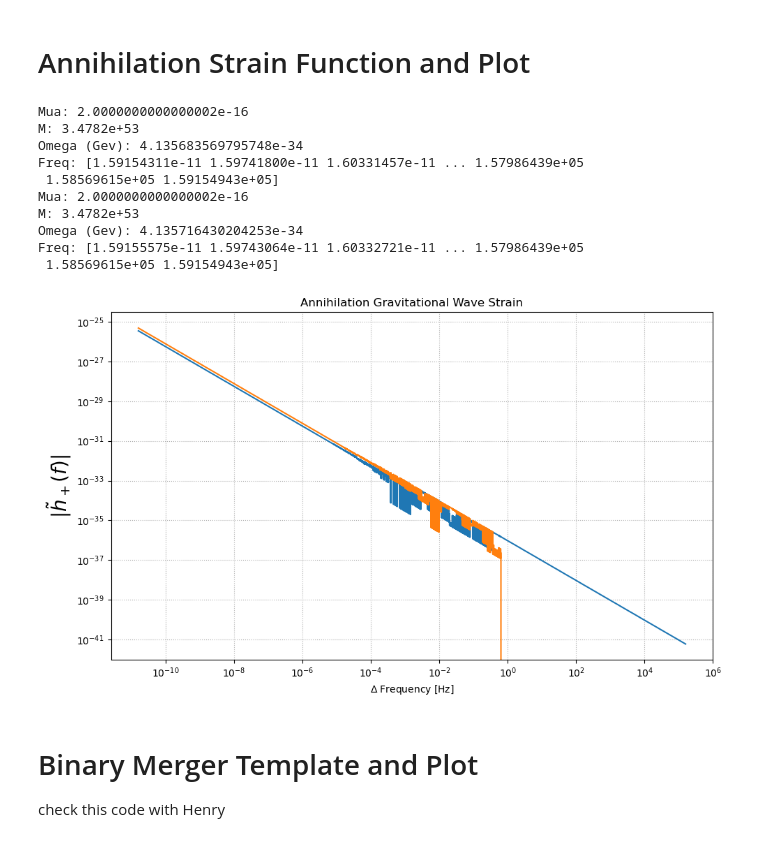
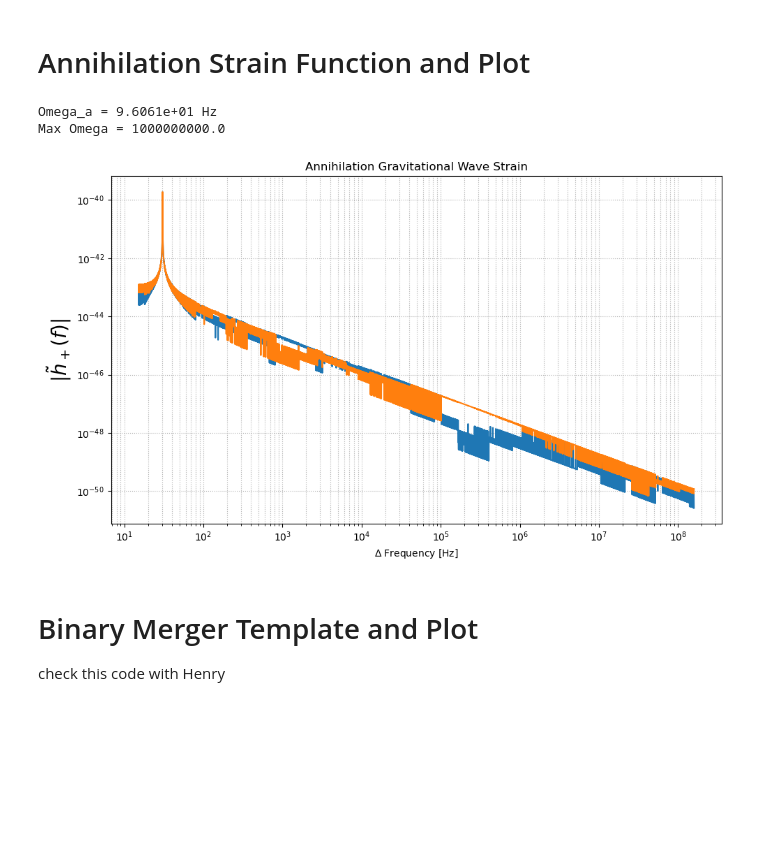
Before and after one commit to cewasiuk/3rd-Generation-Gravitational-Wave-Detector-Strain-Templates, a Jupyter notebook: Julia_Templates.ipynb, the cells around one changed output. Cells and saved outputs as stored; diff of their text form; code cells hidden in the pictures; blank space fills up the shorter version.

```diff
--- a/Julia_Templates.ipynb
+++ b/Julia_Templates.ipynb
@@ -47,18 +47,14 @@ def h_pcr_ann(omega, mua, M,n,l, alpha, r, iota, phase ):
         M_ann = M*M_sun # Solar mass -> GeV
         mua = alpha/(G*M_ann) # Mu in GeV
         r_kpc = r * kpc_to_Gev # Kpc - > GeV
-        print(f'Mua: {mua}')
-        print(f'M: {M_ann}')
 
 
 
-        omega_a = omega_ann(mua, alpha, n)
         Gamma = gamma_a(l,alpha,M_ann)
 
         # Approximate maximum population of states
         N_max = 10**(76)*(M/10)**2
         omega = np.asarray(np.multiply(omega,Hz_to_Gev))
-        print(f'Omega (Gev): {np.abs(min(omega))}')
         z = 1j * omega / (Gamma * N_max)  # argument for Ei and exponential
 
         pref = 1/(2*np.pi)*np.sqrt(4.0 * G  / (Gamma*r_kpc**2 * omega_a))
@@ -71,12 +67,13 @@ def h_pcr_ann(omega, mua, M,n,l, alpha, r, iota, phase ):
 
         Ei = np.exp(1j * omega / (Gamma * N_max)) * Ei_part
         freq = omega/ (2*np.pi*Hz_to_Gev)
-        print(f'Freq: {freq}')
         # frequency strain has units of h*Gev, need to convert to Hz and then divide by timescale of event (2e6) to match discrete fft
         return pref * np.exp(z) *Ei*hbar_GeV, freq
+    omega_a = omega_ann(mua, alpha, n)
+    omega_a /= 4.1357e-24
 
-
-    omega_a = omega_ann(mua, alpha, n)
+    print(f'Omega_a = {omega_a:.4e} Hz')
+    print(f'Max Omega = {max(omega)}')
     hmin, freq = h_ann(omega - omega_a, M,n,l,alpha, r)
     hp, freq = h_ann(omega + omega_a, M,n,l,alpha, r)
 
@@ -97,47 +94,39 @@ legend_fs = 15
 # Relevant conversions
 M_sun = 2e30 * 5.61e26 # Solar mass - > Gev
 
 # Dependent Params
-M_ann = 3.1e-04  # in solar masses
-mua_ann = 2e-16  # in GeV
+M_ann = 3.1e2 # in solar masses
+mua_ann = 2e-22  # in GeV
 alpha_ann = G*M_ann*mua_ann*M_sun
 r_kpc = 1
 n = 4
 m = l = n-1
 phase = 0
 iota = 0
 # call functions
-omega = np.logspace(-10, 6, 10000) # in Hz
+omega = np.logspace(-2, 9, 10000) # in Hz
 
 ann_strain_plus, ann_strain_cross,frequency = h_pcr_ann(omega, mua_ann, M_ann,n,l, alpha_ann, r_kpc, iota, phase )
 
 
 
 plt.figure(figsize=(10, 6))
 plt.title('Annihilation Gravitational Wave Strain')
 plt.plot(frequency, np.abs(ann_strain_plus))
 plt.plot(frequency, np.abs(ann_strain_cross))
 plt.xlabel('$\\Delta$ Frequency [Hz]')
 plt.ylabel(r"$|\tilde h_+(f)|$", fontsize=label_fs)
 plt.xscale('log')
 plt.yscale('log')
 # plt.xlim(1, 1e4)
 # plt.ylim(1e-45, 1e-42)
 plt.grid(True, which='both', ls=':')
 plt.tight_layout()
 plt.show()
 # %% [output]
-Mua: 2.0000000000000002e-16
-M: 3.4782e+53
-Omega (Gev): 4.135683569795748e-34
-Freq: [1.59154311e-11 1.59741800e-11 1.60331457e-11 ... 1.57986439e+05
- 1.58569615e+05 1.59154943e+05]
-Mua: 2.0000000000000002e-16
-M: 3.4782e+53
-Omega (Gev): 4.135716430204253e-34
-Freq: [1.59155575e-11 1.59743064e-11 1.60332721e-11 ... 1.57986439e+05
- 1.58569615e+05 1.59154943e+05]
+Omega_a = 9.6061e+01 Hz
+Max Omega = 1000000000.0
-[figure, old version]
+[figure, new version]
 # %% [markdown]
 # Binary Merger Template and Plot
 check this code with Henry
```
Also changed, not shown: parts of 4 cells of this notebook.
